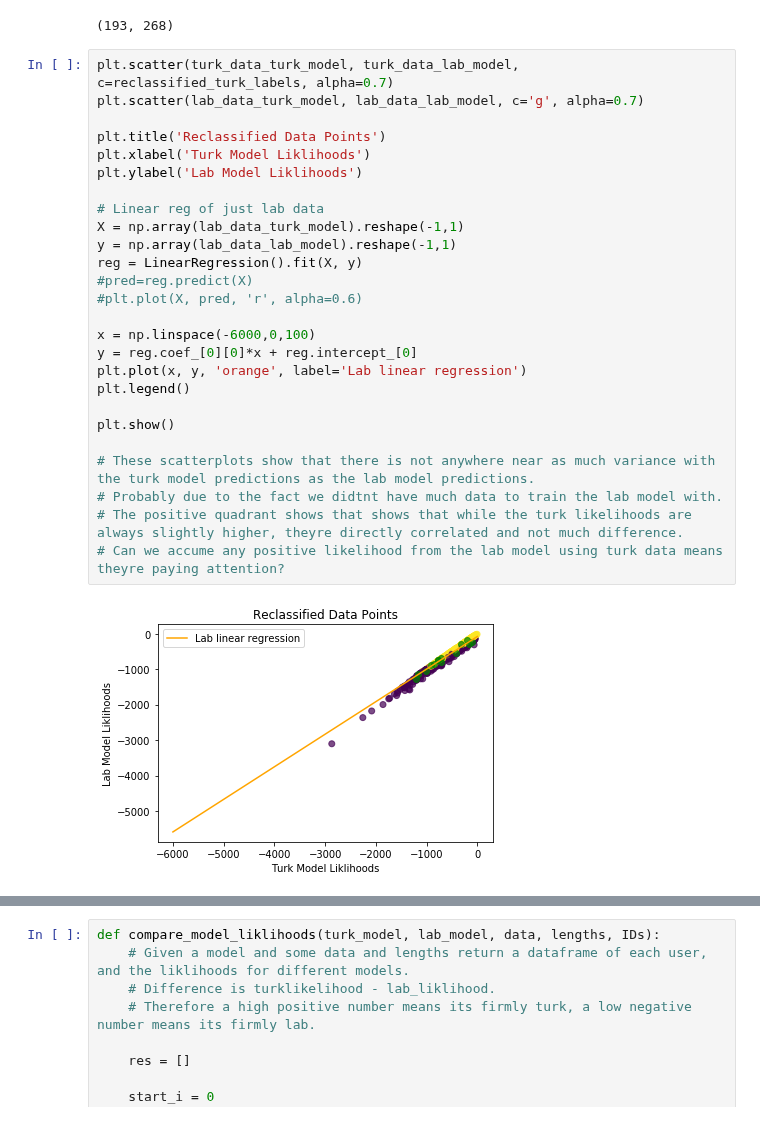
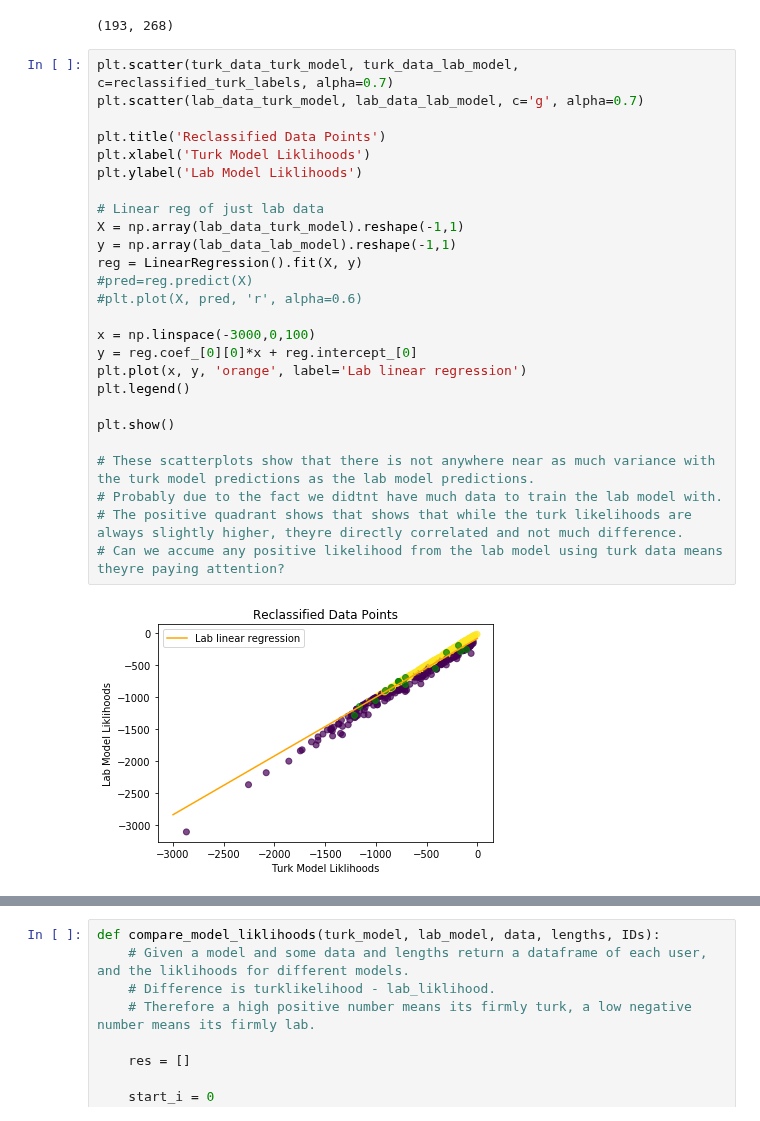
Before and after one commit to DJSaunders1997/Masters-Project, a Jupyter notebook: HMM.ipynb, the cells around one changed output, grey strips where cells are left out. Cells and saved outputs as stored; diff of their text form.

```diff
--- a/HMM.ipynb
+++ b/HMM.ipynb
@@ -343,31 +343,31 @@ Number of new turk labels, number of new lab labels:
 # %%
 plt.scatter(turk_data_turk_model, turk_data_lab_model, c=reclassified_turk_labels, alpha=0.7)
 plt.scatter(lab_data_turk_model, lab_data_lab_model, c='g', alpha=0.7)
 
 plt.title('Reclassified Data Points')
 plt.xlabel('Turk Model Liklihoods')
 plt.ylabel('Lab Model Liklihoods')
 
 # Linear reg of just lab data
 X = np.array(lab_data_turk_model).reshape(-1,1)
 y = np.array(lab_data_lab_model).reshape(-1,1)
 reg = LinearRegression().fit(X, y)
 #pred=reg.predict(X)
 #plt.plot(X, pred, 'r', alpha=0.6)
 
-x = np.linspace(-6000,0,100)
+x = np.linspace(-3000,0,100)
 y = reg.coef_[0][0]*x + reg.intercept_[0]
 plt.plot(x, y, 'orange', label='Lab linear regression')
 plt.legend()
 
 plt.show()
 
 # These scatterplots show that there is not anywhere near as much variance with the turk model predictions as the lab model predictions.
 # Probably due to the fact we didtnt have much data to train the lab model with.
 # The positive quadrant shows that shows that while the turk likelihoods are always slightly higher, theyre directly correlated and not much difference.
 # Can we accume any positive likelihood from the lab model using turk data means theyre paying attention?
 # %% [output]
-[figure, old version]
+[figure, new version]
 # %%
 # Plot reclassified data
 '''
```
Also changed, not shown: parts of 11 cells of this notebook.
